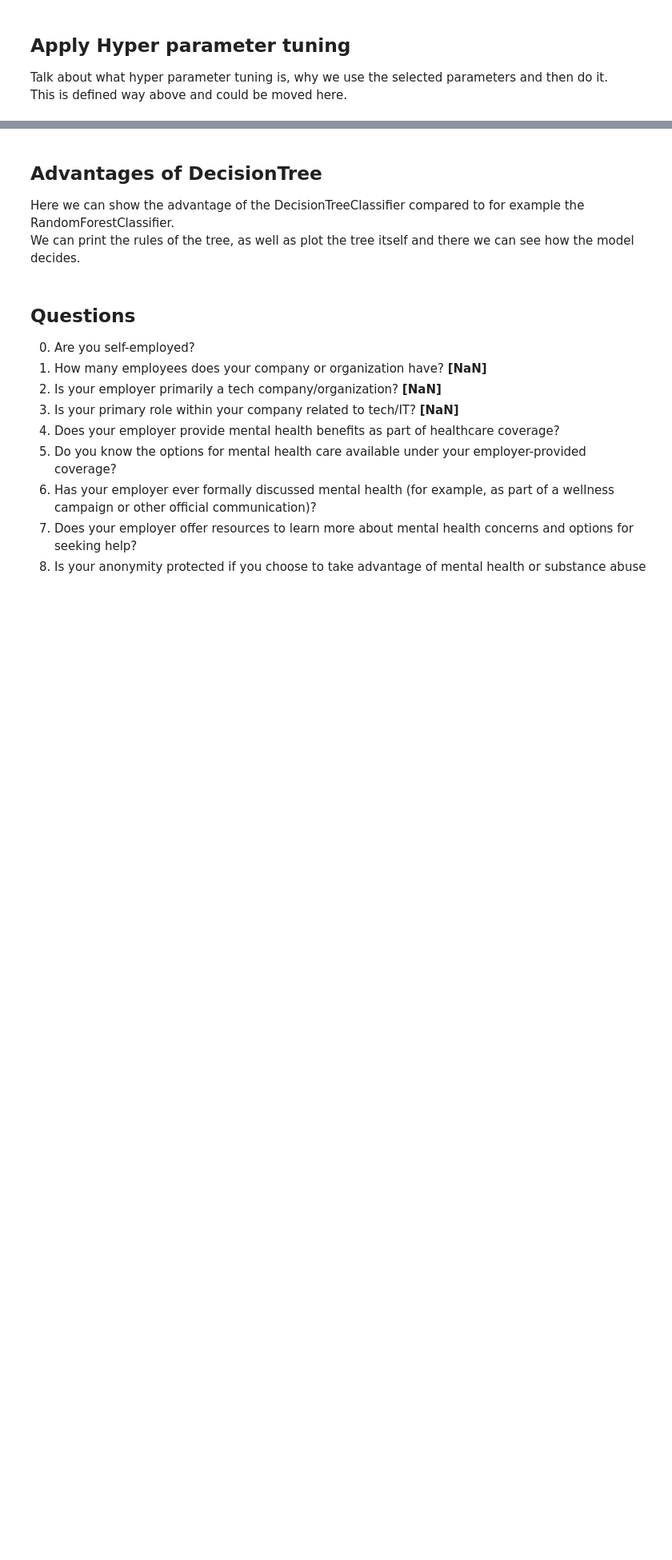
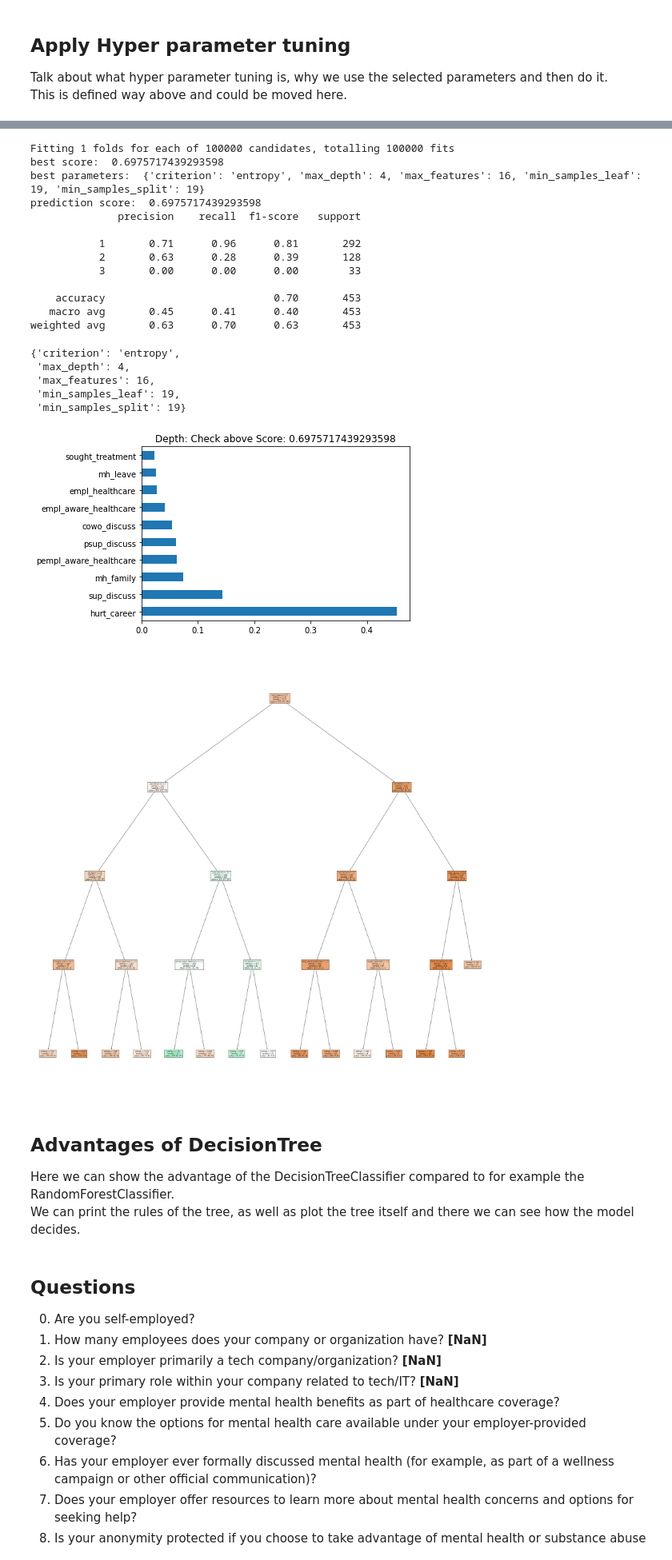
Before and after one commit to LeonOelenberg/DLI-OSMI-Mental-Health, a Jupyter notebook: Notebook.ipynb, the cells around one changed output, grey strips where cells are left out. Shown: that part at 80% size. Saved outputs shown, nothing was run; the diff lists cells and outputs as text; code cells hidden in the pictures; blank space fills up the shorter version.

Commit message:
added y_interview evaluation + more

```diff
--- a/Notebook.ipynb
+++ b/Notebook.ipynb
@@ -597,3 +571,43 @@ Check y_interview!
+# %%
+# Here talk about changes or do them here. (makes more sense to just put them where they belong and just mention the changes done here)
+# Then just apply the test above again.
+
+high_affectors = ["mh_past", "mh_currently", "mh_interference_treated", "mh_interference_not_treated", "diagnosed", "ph_interview"]
+
+X = df.drop([y_interview] + high_affectors, axis=1, inplace=False)
+y = df[y_interview]
+
+# Split Data to Train and Validation
+train_X , val_X , train_y , val_y = train_test_split(X, y, test_size = test_size, random_state=69)
+
+# Create a list where train data indices are -1 and validation data indices are 0
+split_index = [-1 if x in train_X.index else 0 for x in X.index]
+
+# Use the list to create PredefinedSplit
+pds = PredefinedSplit(test_fold = split_index)
+# %%
+randomizedsearch_decision_tree(pds)
+# %% [output]
+Fitting 1 folds for each of 100000 candidates, totalling 100000 fits
+best score:  0.6975717439293598
+best parameters:  {'criterion': 'entropy', 'max_depth': 4, 'max_features': 16, 'min_samples_leaf': 19, 'min_samples_split': 19}
+prediction score:  0.6975717439293598
+              precision    recall  f1-score   support
+
+           1       0.71      0.96      0.81       292
+           2       0.63      0.28      0.39       128
+           3       0.00      0.00      0.00        33
+
+    accuracy                           0.70       453
+   macro avg       0.45      0.41      0.40       453
+weighted avg       0.63      0.70      0.63       453
+{'criterion': 'entropy',
+ 'max_depth': 4,
+ 'max_features': 16,
+ 'min_samples_leaf': 19,
+ 'min_samples_split': 19}
+[figure, added]
+[figure, added]
 # %% [markdown]
 ## Advantages of DecisionTree
 
```
Also changed, not shown: parts of 15 cells of this notebook, 4 other files.
